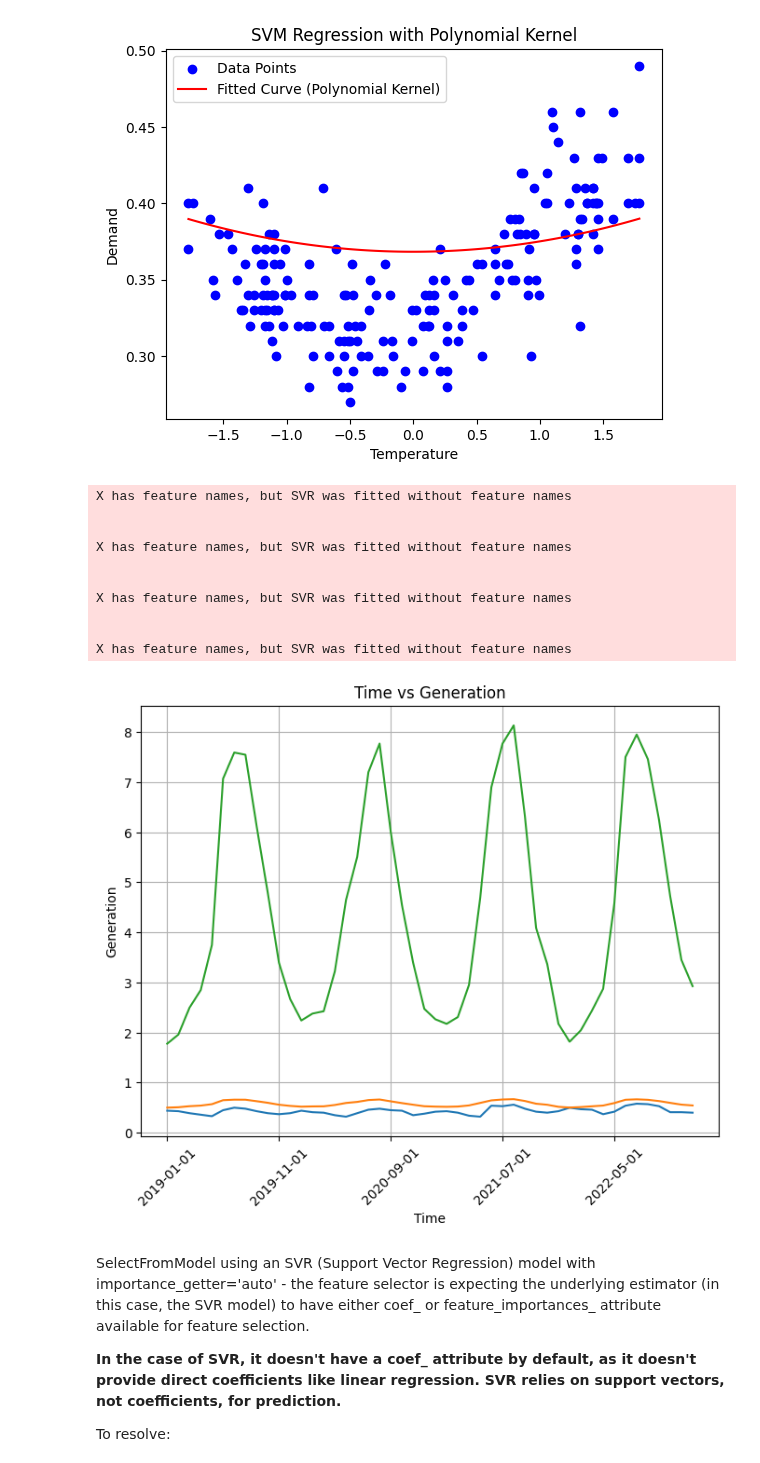
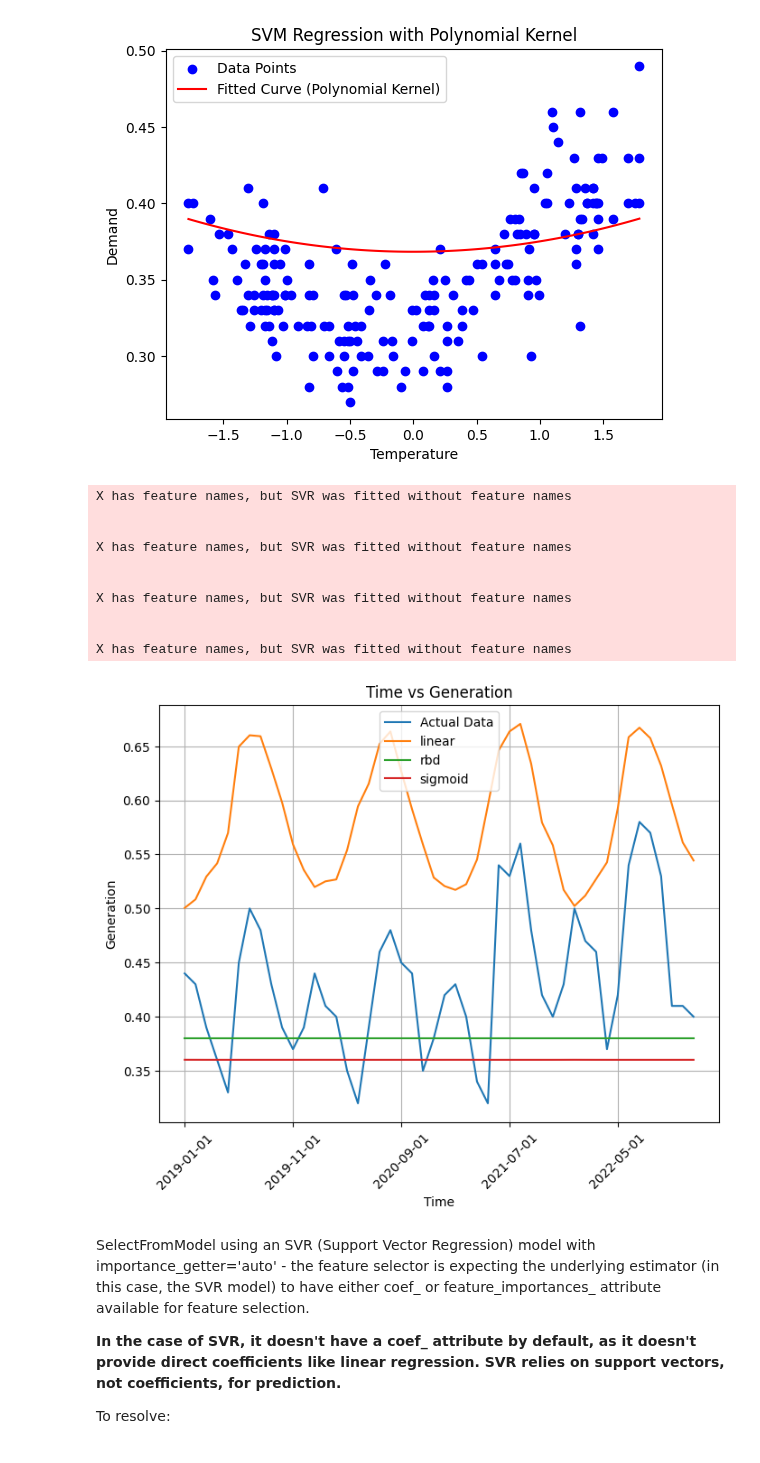
Before and after one commit to ATECO-malta/applied_ml_assignment, a Jupyter notebook: SVM.ipynb, the cells around one changed output. Saved outputs shown, nothing was run; the diff lists cells and outputs as text; code cells hidden in the pictures.

```diff
--- a/SVM.ipynb
+++ b/SVM.ipynb
@@ -313,64 +353,62 @@ plt.show()
 selectedFeatures = ['tmax']
 selectedTarget = ['Max_Demand_GW']
 
-x_ToTest = test_data[selectedFeatures]
-y_ToTest = test_data[selectedTarget]
-
-
 x_Time = test_data['Date']
-y_Test = test_data['Max_Demand_GW']
+y_Test = test_data[selectedTarget]
 
 model_linear = SVR(kernel='linear')
+model_linear.feature_names = selectedFeatures
 model_linear.fit(x_norm, y_norm)
 y_pred_linear = model_linear.predict(x_ToTest)
 
 
-model_poly = SVR(kernel='poly', degree=2, C=10, gamma='auto')  # Using a polynomial kernel with degree 3
+# model_poly = SVR(kernel='poly', degree=2, C=1, gamma='auto')
+model_poly = SVR(kernel='poly', degree=1)
+model_poly.feature_names = selectedFeatures
 model_poly.fit(x_norm, y_norm)
 y_pred_poly = model_poly.predict(x_ToTest)
 
 
 model_rbf = SVR(kernel='rbf', gamma='scale')  # Using RBF kernel with default gamma
+model_rbf.feature_names = selectedFeatures
 model_rbf.fit(x_norm, y_norm)
 y_pred_rbf = model_rbf.predict(x_ToTest)
 
 model_sigmoid = SVR(kernel='sigmoid', gamma='scale')  # Using a sigmoid kernel
+model_sigmoid.feature_names = selectedFeatures
 model_sigmoid.fit(x_norm, y_norm)
 y_pred_sigmoid = model_sigmoid.predict(x_ToTest)
 
 # Plotting the feature vs target curve
 plt.figure(figsize=(8, 6))
-plt.plot(x_Time, y_Test, linestyle='-')
-plt.plot(x_Time, y_pred_linear, linestyle='-')
-plt.plot(x_Time, y_pred_poly, linestyle='-')
-# plt.plot(x_Time, y_pred_rbf, linestyle='-')
-# plt.plot(x_Time, y_pred_sigmoid, linestyle='-')
+plt.plot(x_Time, y_Test, linestyle='-', label="Actual Data")
+plt.plot(x_Time, y_pred_linear, linestyle='-', label="linear")
+# plt.plot(x_Time, y_pred_poly, linestyle='-', label = "poly")
+plt.plot(x_Time, y_pred_rbf, linestyle='-', label = "rbd")
+plt.plot(x_Time, y_pred_sigmoid, linestyle='-', label="sigmoid")
 
 n = 10
 plt.xticks(np.arange(0, len(x_Time), n), [x_Time[i] for i in range(0, len(x_Time), n)])
 
 plt.title('Time vs Generation')
-plt.xticks(rotation=45)  # Rotate labels for better readability
+plt.xticks(rotation=45)
 plt.xlabel('Time')
 plt.ylabel('Generation')
 plt.grid(True)
+plt.legend()
 plt.show()
-
-
-#plot feature vs target of test model
-#on same curves plot all the above.
 # %% [output]
 X has feature names, but SVR was fitted without feature names
 
 
 X has feature names, but SVR was fitted without feature names
 
 
 X has feature names, but SVR was fitted without feature names
 
 
 X has feature names, but SVR was fitted without feature names
-[figure, old version]
+[figure, new version]
 # %% [markdown]
  SelectFromModel using an SVR (Support Vector Regression) model with importance_getter='auto' - the feature selector is expecting the underlying estimator (in this case, the SVR model) to have either coef_ or feature_importances_ attribute available for feature selection.
 
```
Also changed, not shown: parts of 4 cells of this notebook, 1 other file.
